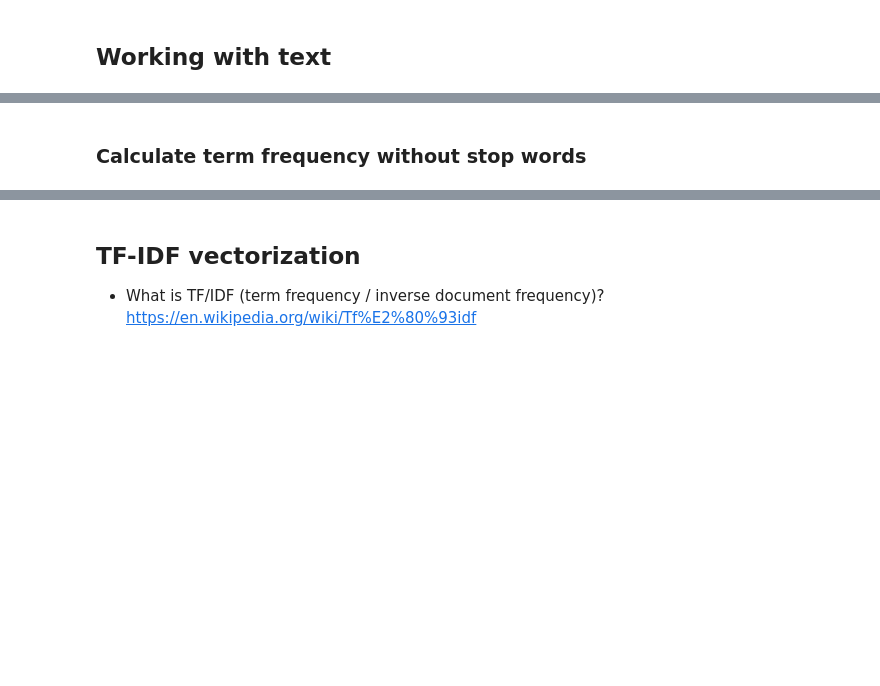
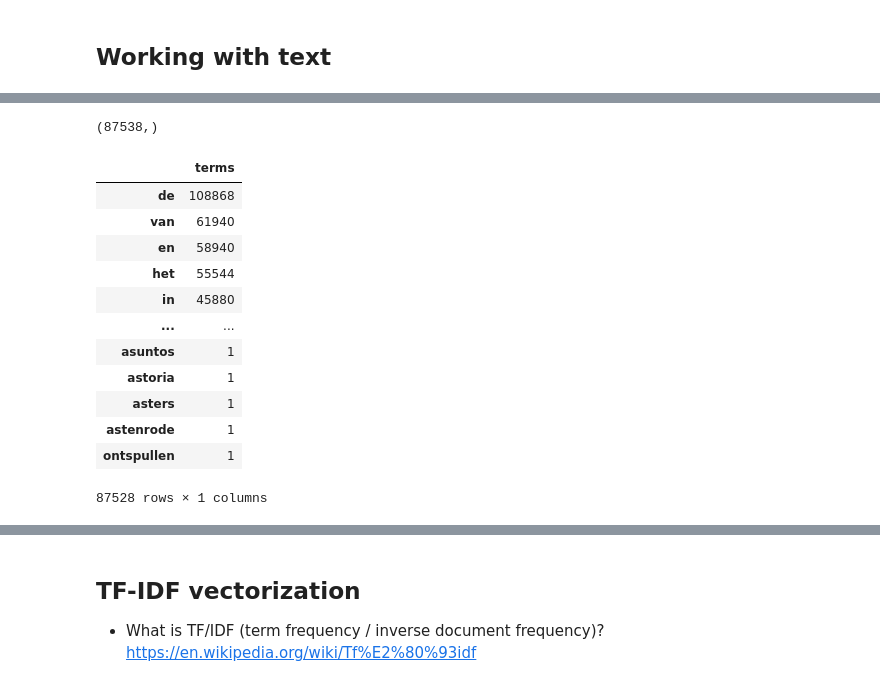
Before and after one commit to jazoza/cultural-data-analysis, a Jupyter notebook: 03_CDA_HH_dataset_representations.ipynb, the cells around one changed output, grey strips where cells are left out. Saved outputs shown, nothing was run; the diff lists cells and outputs as text; code cells hidden in the pictures; blank space fills up the shorter version.

```diff
--- a/03_CDA_HH_dataset_representations.ipynb
+++ b/03_CDA_HH_dataset_representations.ipynb
@@ -38,0 +57,5 @@ df.head()
+# %%
+df_missing1 = pd.read_json(gdrive_path+'/NL_LG_dataset_website-content-crawler_2025-02-06_09-40-33-880.json')
+result = pd.concat([df, df_missing1])
+df = result
+df.head()
@@ -90,13 +156,33 @@ stopwords_ext = stopwords+special_stop_words
 # %%
+# CALCULATE TERM FREQUENCY OF ALL TERMS
+
 from sklearn.feature_extraction.text import CountVectorizer
+# convert the text documents into a matrix of token (word) counts
 cvec_all = CountVectorizer().fit(df.text)
 df_matrix_all = cvec_all.transform(df.text)
 df_all = np.sum(df_matrix_all,axis=0)
 terms = np.squeeze(np.asarray(df_all))
+# print the 'shape' of the matrix - it should indicate the number of unique terms
 print(terms.shape)
 term_freq_df_all = pd.DataFrame([terms],columns=cvec_all.get_feature_names_out()).transpose() #term_freq_df is with stopwords
 term_freq_df_all.columns = ['terms']
-term_freq_df_all.sort_values(by='terms', ascending=False).iloc[:10]
+# show the first ten words [:10];
+# change the values in the brackets to show 30th-40th words [30:40]
+# or show the last ten words [:-10]
+term_freq_df_all.sort_values(by='terms', ascending=False).iloc[:-10]
+# %% [output]
+(87538,)
+|  | terms |
+| de | 108868 |
+| van | 61940 |
+| en | 58940 |
+| het | 55544 |
+| in | 45880 |
+| ... | ... |
+| asuntos | 1 |
+| astoria | 1 |
+| asters | 1 |
+| astenrode | 1 |
+| ontspullen | 1 |
+87528 rows × 1 columns
-# %% [markdown]
-### Calculate term frequency without stop words
 # %%
```
Also changed, not shown: parts of 48 cells of this notebook.
